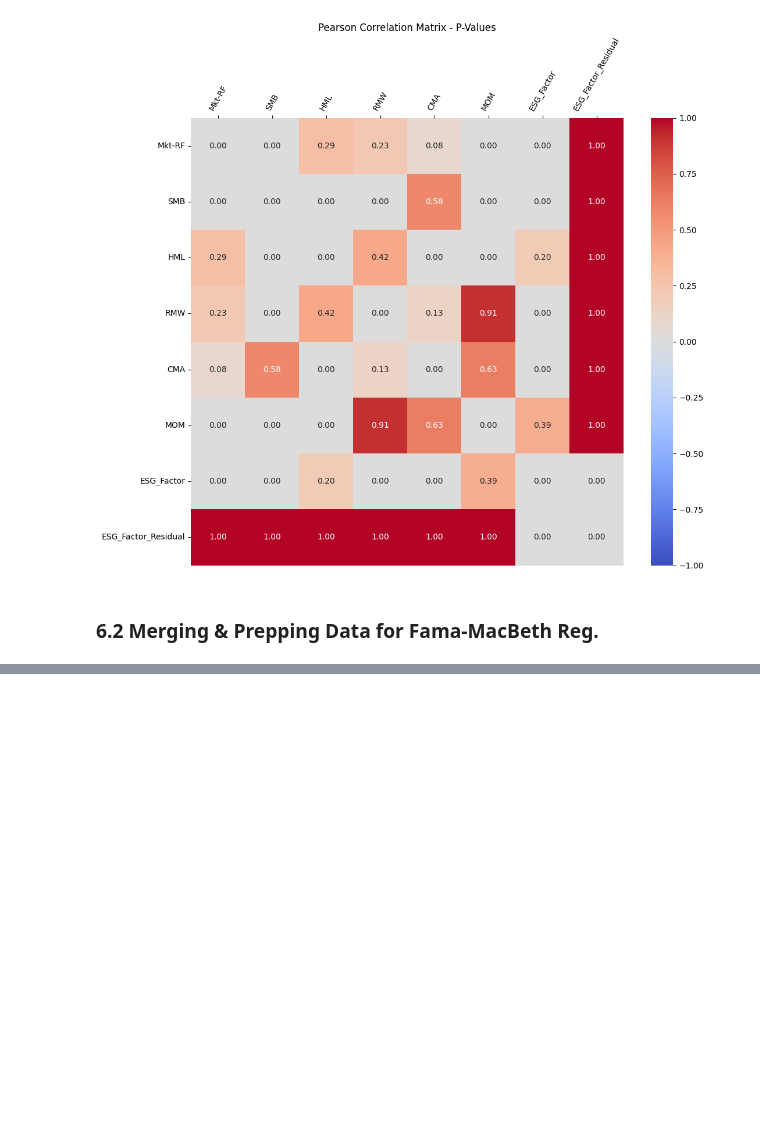
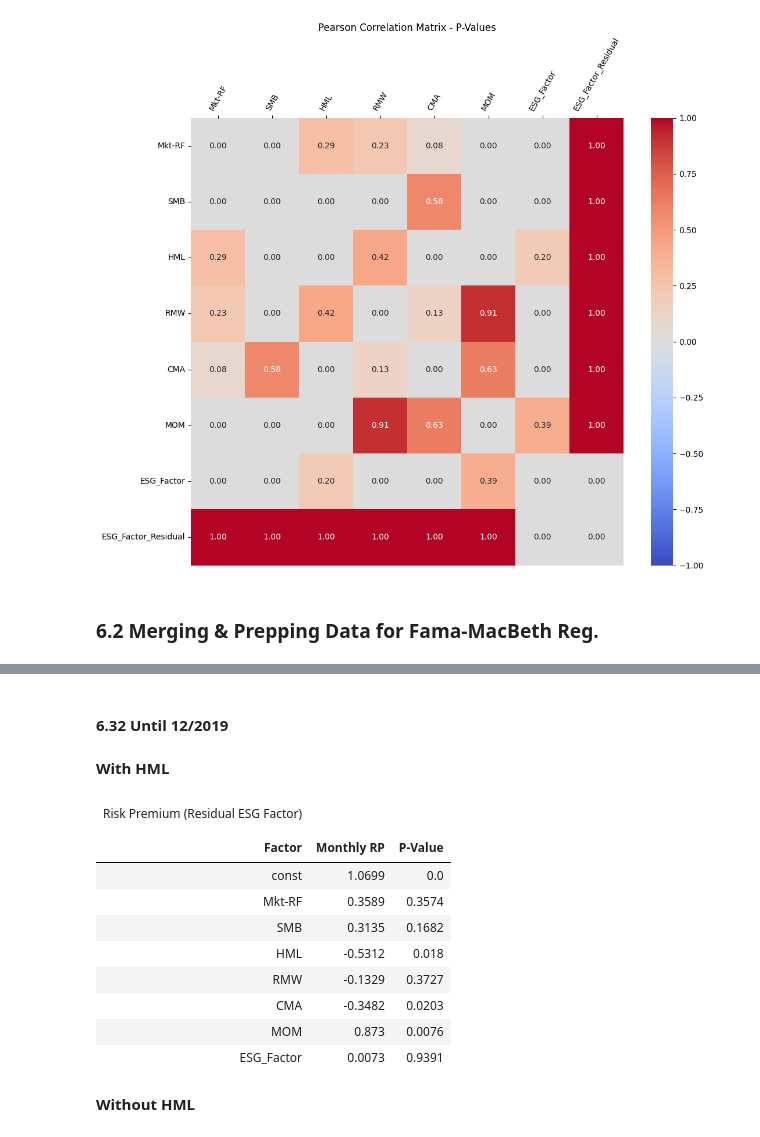
Before and after one commit to lkrsl/multi_factor_modelling_esg_factor_development, a Jupyter notebook: Part2_Factor_Analysis.ipynb, the cells around one changed output, grey strips where cells are left out. Cells and saved outputs as stored; diff of their text form; code cells hidden in the pictures; blank space fills up the shorter version.

```diff
--- a/Part2_Factor_Analysis.ipynb
+++ b/Part2_Factor_Analysis.ipynb
@@ -816,0 +886,32 @@ monthly_risk_premium_table_res_esg
+# %% [markdown]
+#### **6.32 Until 12/2019**
+# %%
+data_esg_residual_subsetted = data_esg_residual[data_esg_residual["Date"] <= "2019-12-31"]
+# %% [markdown]
+**With HML**
+# %%
+#Run Regressions
+models_betas_res_esg_3 = runFirstStageRegression(data_esg_residual_subsetted)
+risk_premium_estimations_res_esg_3 = runSecondStageRegressionMonthly(models_betas_res_esg_3, data_esg_residual_subsetted)
+result_res_esg_3 = obtainAverageRiskPremiaAndPValues(risk_premium_estimations_res_esg_3)
+
+#Create Table
+cleaned_up_results_res_esg_3 = cleanUpRegressionResults(result_res_esg_3)
+monthly_risk_premium_table_res_esg_3 = getNiceTable(cleaned_up_results_res_esg_3, "Risk Premium (Residual ESG Factor)", "")
+
+#Print Table
+monthly_risk_premium_table_res_esg_3
+# %% [output]
+| Risk Premium (Residual ESG Factor) |  |  |
+|  |  |  |
+| Factor | Monthly RP | P-Value |
+| const | 1.0699 | 0.0 |
+| Mkt-RF | 0.3589 | 0.3574 |
+| SMB | 0.3135 | 0.1682 |
+| HML | -0.5312 | 0.018 |
+| RMW | -0.1329 | 0.3727 |
+| CMA | -0.3482 | 0.0203 |
+| MOM | 0.873 | 0.0076 |
+| ESG_Factor | 0.0073 | 0.9391 |
+# %% [markdown]
+**Without HML**
```
Also changed, not shown: parts of 41 cells of this notebook.
